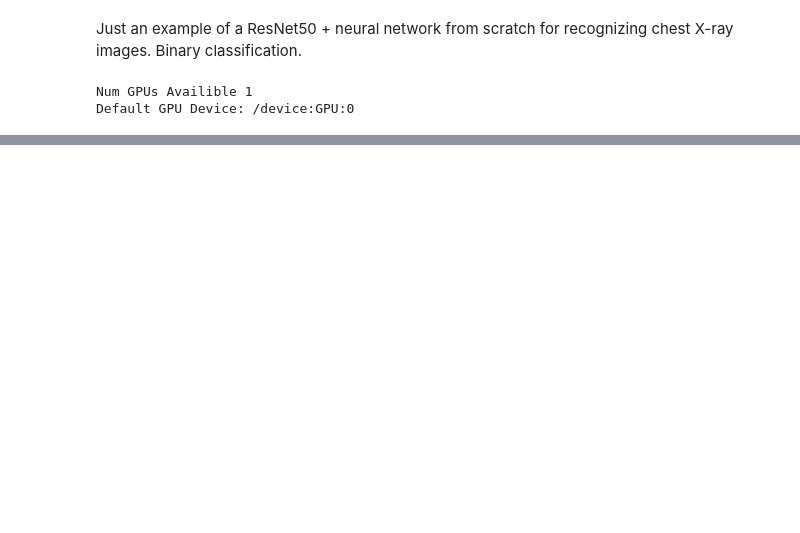
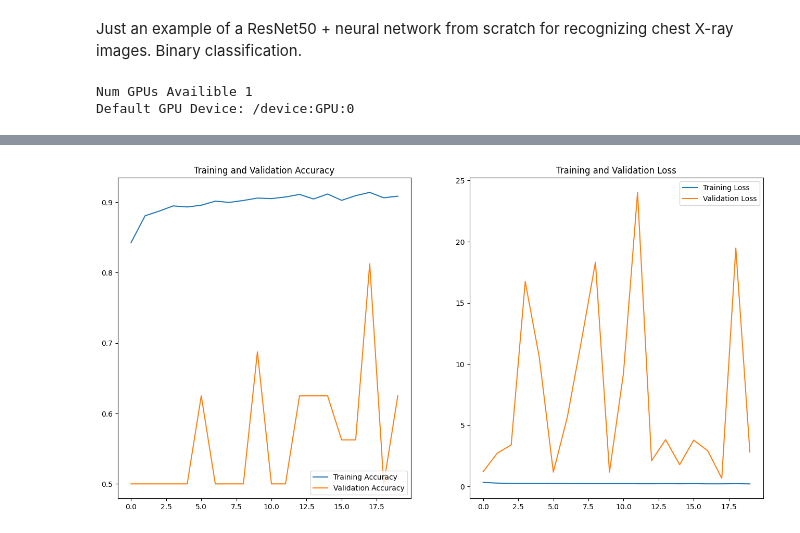
Before and after one commit to AlexeyProvorov/Templates, a Jupyter notebook: ResNet50+NN_chest_xray_pneumonia.ipynb, the cells around one changed output, grey strips where cells are left out. Drawn from its saved outputs; the diff is of its cells as text; code cells hidden in the pictures; blank space fills up the shorter version.

```diff
--- a/ResNet50+NN_chest_xray_pneumonia.ipynb
+++ b/ResNet50+NN_chest_xray_pneumonia.ipynb
@@ -21,0 +113,14 @@ Exception: URL fetch failure on https://storage.googleapis.com/download.tensorfl
+# %%
+model.compile(optimizer=optimizers.Adam(learning_rate=0.001),
+              loss='binary_crossentropy',
+              metrics=['accuracy'])
+# %%
+
+model.summary()
+
+# Обучение модели
+history = model.fit(
+    normalized_train_ds,
+    validation_data=normalized_val_ds,
+    epochs=20  # Увеличение количества эпох для улучшения обучения
+)
@@ -21,0 +145,70 @@ Exception: URL fetch failure on https://storage.googleapis.com/download.tensorfl
+# %%
+# Оценка модели
+test_loss, test_acc = model.evaluate(normalized_test_ds, verbose=2)
+print(f'\nТестовая точность: {test_acc}')
+
+# График точности и потерь обучения
+acc = history.history['accuracy']
+val_acc = history.history['val_accuracy']
+loss = history.history['loss']
+val_loss = history.history['val_loss']
+
+epochs_range = range(20)
+
+plt.figure(figsize=(16, 8))
+
+plt.subplot(1, 2, 1)
+plt.plot(epochs_range, acc, label='Training Accuracy')
+plt.plot(epochs_range, val_acc, label='Validation Accuracy')
+plt.legend(loc='lower right')
+plt.title('Training and Validation Accuracy')
+
+plt.subplot(1, 2, 2)
+plt.plot(epochs_range, loss, label='Training Loss')
+plt.plot(epochs_range, val_loss, label='Validation Loss')
+plt.legend(loc='upper right')
+plt.title('Training and Validation Loss')
+
+plt.show()
+
+# Построение матрицы ошибок (confusion matrix)
+import numpy as np
+import seaborn as sns
+from sklearn.metrics import confusion_matrix
+
+# Получение предсказаний на тестовом наборе данных
+y_pred = model.predict(normalized_test_ds)
+y_pred_classes = np.where(y_pred > 0.5, 1, 0)
+
+# Получение истинных значений классов
+y_true = np.concatenate([y for x, y in normalized_test_ds], axis=0)
+
+# Построение матрицы ошибок
+cm = confusion_matrix(y_true, y_pred_classes)
+plt.figure(figsize=(10, 8))
+sns.heatmap(cm, annot=True, fmt='d', cmap='Blues')
+plt.xlabel('Predicted')
+plt.ylabel('True')
+plt.title('Confusion Matrix')
+plt.show()
+
+# Построение ROC-кривой и расчёт AUC
+from sklearn.metrics import roc_curve, auc
+
+# Построение ROC-кривой
+fpr, tpr, thresholds = roc_curve(y_true, y_pred)
+roc_auc = auc(fpr, tpr)
+
+plt.figure(figsize=(10, 8))
+plt.plot(fpr, tpr, color='blue', lw=2, label='ROC curve (area = %0.2f)' % roc_auc)
+plt.plot([0, 1], [0, 1], color='gray', lw=2, linestyle='--')
+plt.xlim([0.0, 1.0])
+plt.ylim([0.0, 1.0])
+plt.xlabel('False Positive Rate')
+plt.ylabel('True Positive Rate')
+plt.title('Receiver Operating Characteristic (ROC) Curve')
+plt.legend(loc="lower right")
+plt.show()
+
+print(f'AUC: {roc_auc:.2f}')
+# %% [output]
@@ -21,0 +218 @@ Exception: URL fetch failure on https://storage.googleapis.com/download.tensorfl
+[figure, added]
```
Also changed, not shown: parts of 12 cells of this notebook.
